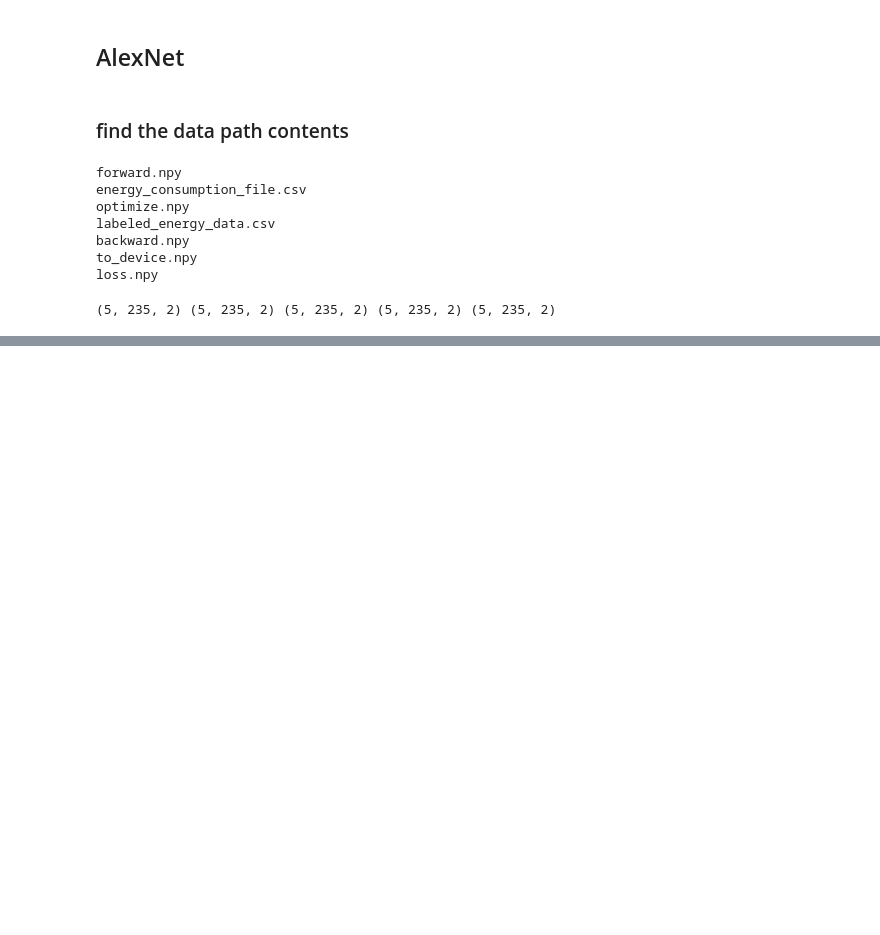
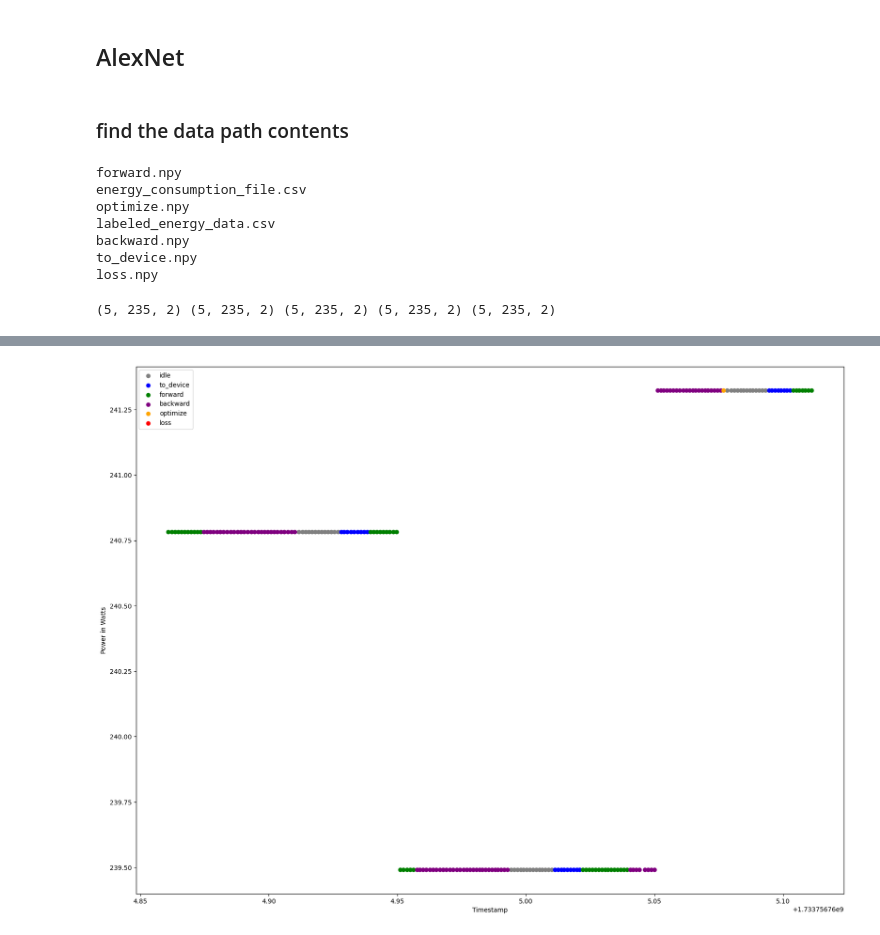
Before and after one commit to dtjgp/GreenAI, a Jupyter notebook: 3080/AnalysisEnergyData.ipynb, the cells around one changed output, grey strips where cells are left out. Drawn from its saved outputs; the diff is of its cells as text; code cells hidden in the pictures; blank space fills up the shorter version.

```diff
--- a/3080/AnalysisEnergyData.ipynb
+++ b/3080/AnalysisEnergyData.ipynb
@@ -211,0 +223,23 @@ for i in range(batch_num):
+# %%
+# Create a new figure and axis
+fig, ax = plt.subplots(figsize=(20, 15))
+
+labeled_energy_data_rows = labeled_energy_data[2000:2200]
+
+# Plot each step with a different color, except 'optimize' and 'loss'
+for step in step_colors.keys():
+    if step not in ['optimize', 'loss']:
+        step_data = labeled_energy_data_rows[labeled_energy_data_rows['step'] == step]
+        ax.scatter(step_data['timestamp'], step_data['power_in_watts'], color=step_colors[step], label=step)
+
+# Plot 'optimize' and 'loss' steps last to ensure they are on top
+for step in ['optimize', 'loss']:
+    step_data = labeled_energy_data_rows[labeled_energy_data_rows['step'] == step]
+    ax.scatter(step_data['timestamp'], step_data['power_in_watts'], color=step_colors[step], label=step)
+
+ax.set_xlabel('Timestamp')
+ax.set_ylabel('Power in Watts')
+ax.legend()
+plt.show()
+# %% [output]
+[figure, added]
```
Also changed, not shown: parts of 7 cells of this notebook, 2 other files.
